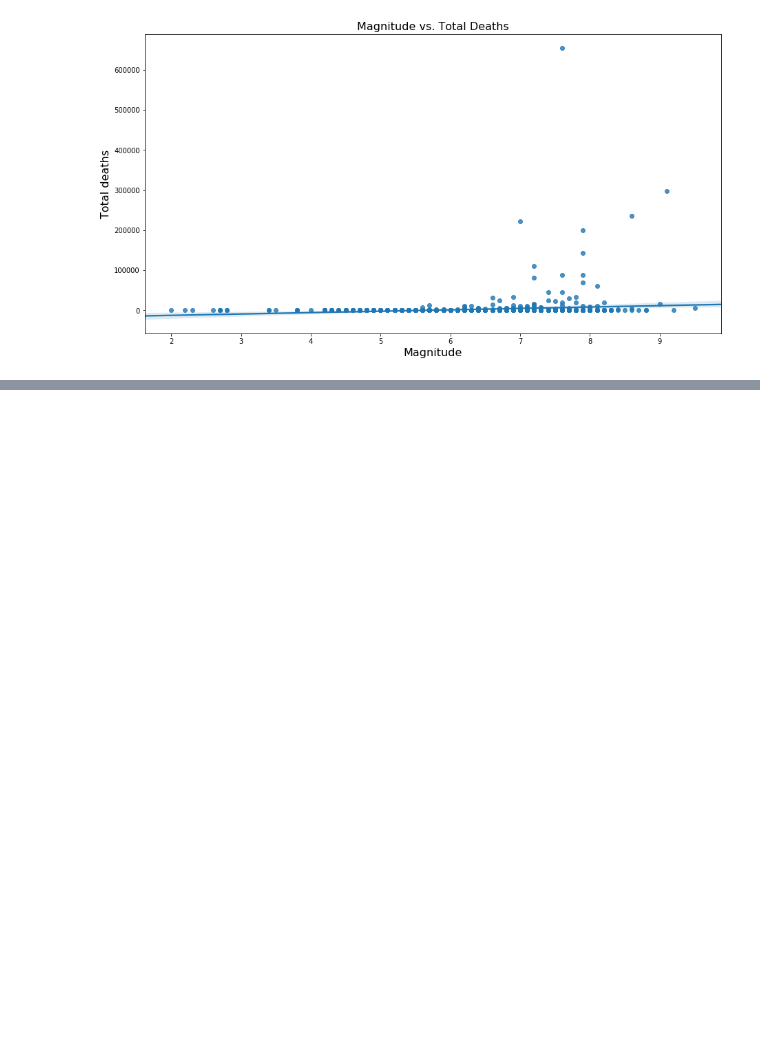
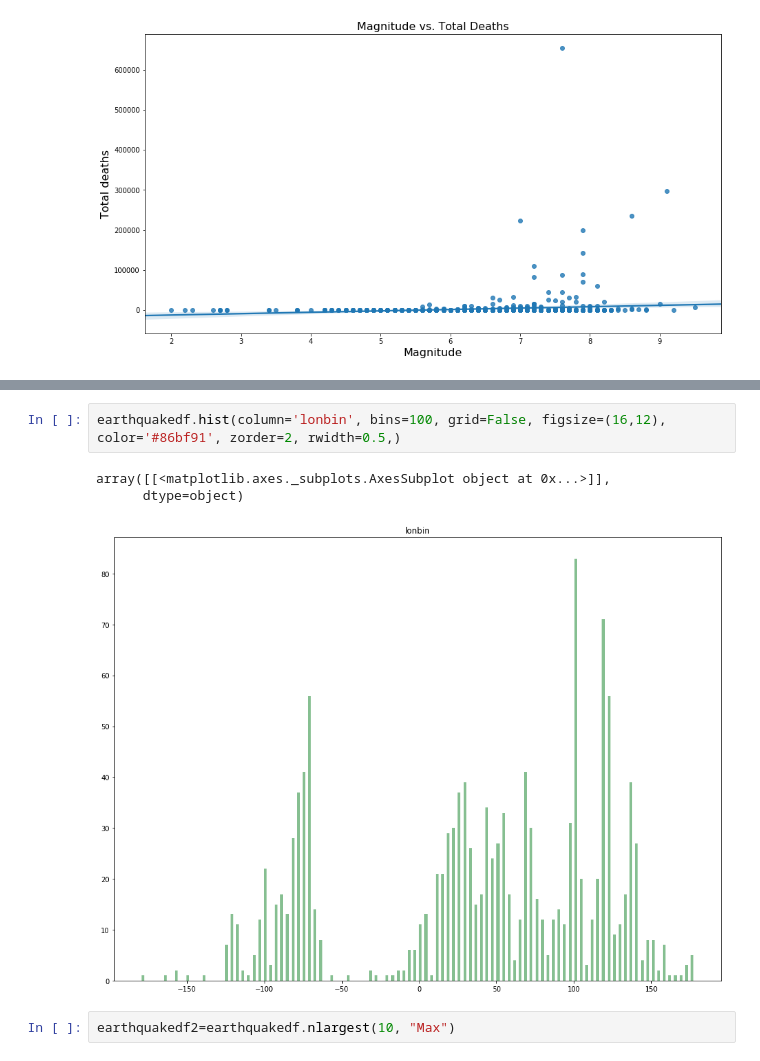
Before and after one commit to Cjcarlevato/data-question-3-earthquakes-the-dream-crushers, a Jupyter notebook: DQ3.ipynb, the cells around one changed output, grey strips where cells are left out. Drawn from its saved outputs; the diff is of its cells as text; blank space fills up the shorter version.

```diff
--- a/DQ3.ipynb
+++ b/DQ3.ipynb
@@ -717,0 +266,8 @@ Text(0.5,1,'Magnitude vs. Total Deaths')
+# %%
+earthquakedf.hist(column='lonbin', bins=100, grid=False, figsize=(16,12), color='#86bf91', zorder=2, rwidth=0.5,)
+# %% [output]
+array([[<matplotlib.axes._subplots.AxesSubplot object at 0x...>]],
+      dtype=object)
+[figure, added]
+# %%
+earthquakedf2=earthquakedf.nlargest(10, "Max")
```
Also changed, not shown: parts of 80 cells of this notebook.
